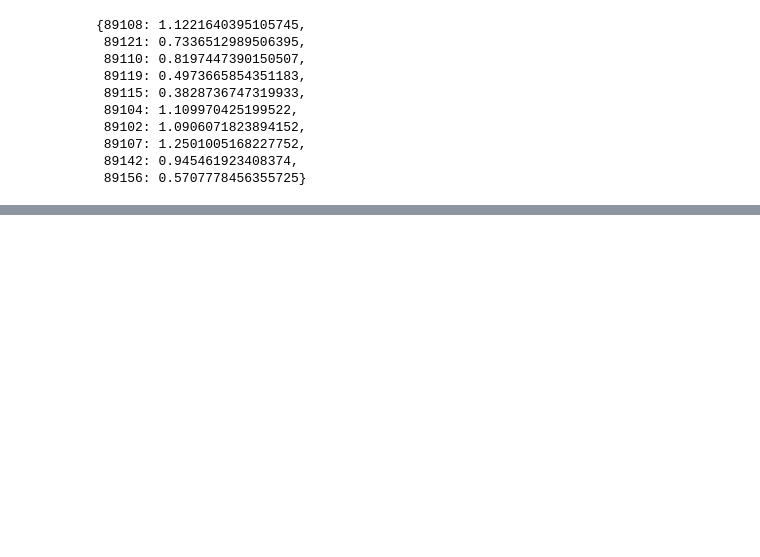
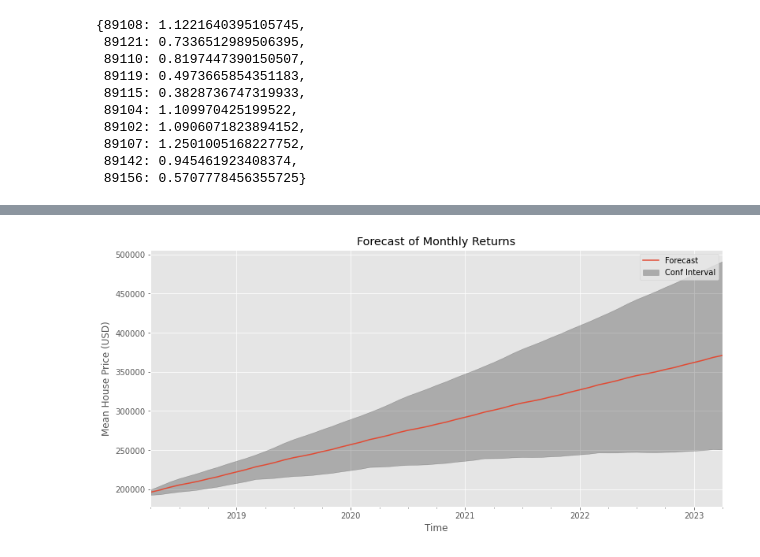
Before and after one commit to jbenedito99/Zipcode-Time-Series-Modeling, a Jupyter notebook: time-series/notebook.ipynb, the cells around one changed output, grey strips where cells are left out. Saved outputs shown, nothing was run; the diff lists cells and outputs as text; code cells hidden in the pictures; blank space fills up the shorter version.

```diff
--- a/time-series/notebook.ipynb
+++ b/time-series/notebook.ipynb
@@ -1030,0 +996,4 @@ def forecast_model(df, pdq=(1, 1, 0), pdqs=(1, 1, 0, 12), display=True):
+# %%
+forecast_model(tseries_89107)
+# %% [output]
+[figure, added]
```
Also changed, not shown: parts of 28 cells of this notebook.
